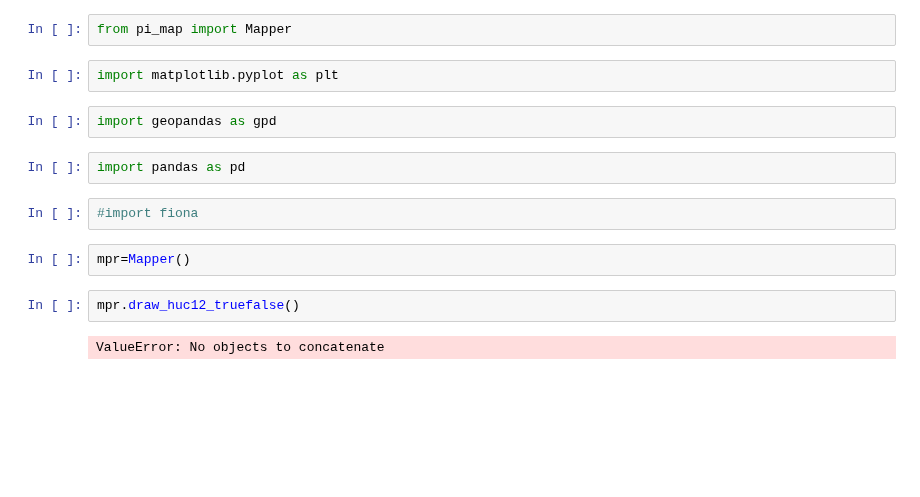
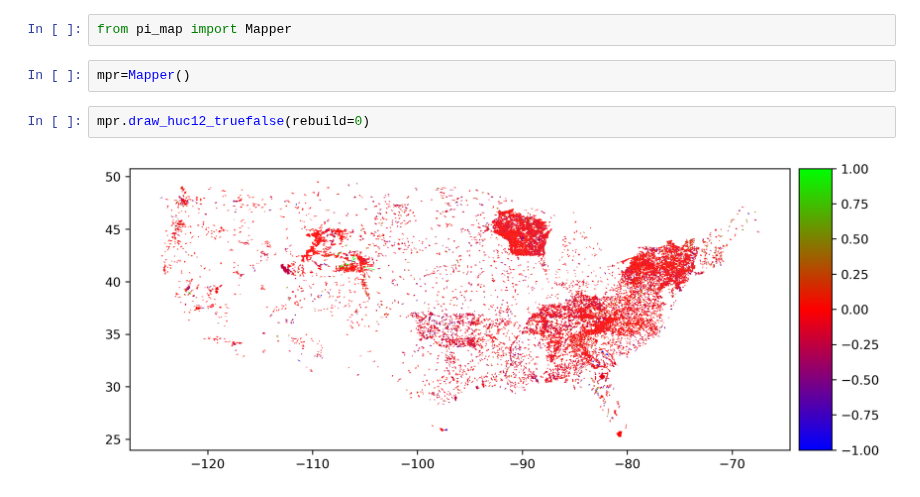
Before and after one commit to DouglasPatton/kernelkernel, a Jupyter notebook: pi_map.ipynb, the cells around one changed output. Drawn from its saved outputs; the diff is of its cells as text; blank space fills up the shorter version.

```diff
--- a/pi_map.ipynb
+++ b/pi_map.ipynb
@@ -1,16 +1,8 @@
 # %%
 from pi_map import Mapper
-# %%
-import matplotlib.pyplot as plt
-# %%
-import geopandas as gpd
-# %%
-import pandas as pd
-# %%
-#import fiona
 # %%
 mpr=Mapper()
 # %%
-mpr.draw_huc12_truefalse()
+mpr.draw_huc12_truefalse(rebuild=0)
 # %% [output]
-ValueError: No objects to concatenate
+[figure, added]
```
Also changed, not shown: 2 other files.
